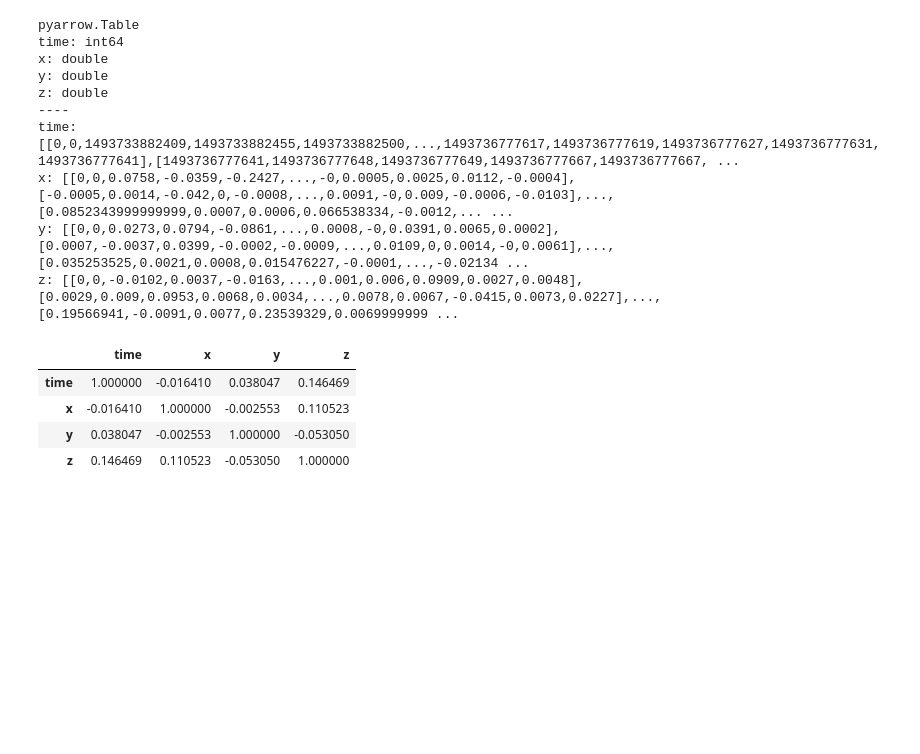
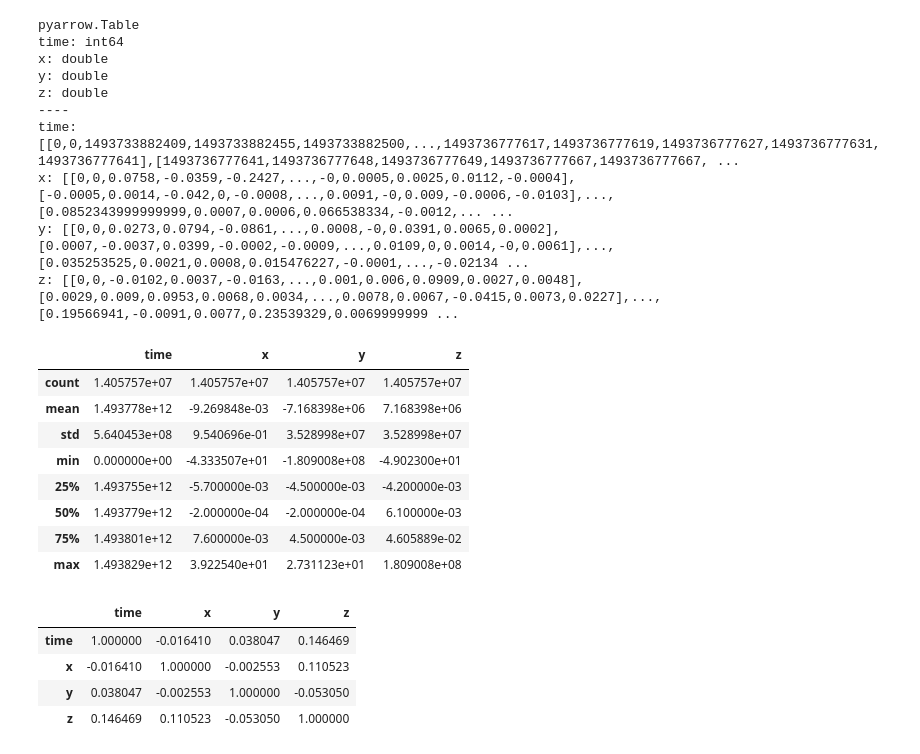
Before and after one commit to asu-cactus/DeepMapping-TS, a Jupyter notebook: notebooks/analyze.ipynb, the cells around one changed output. Saved outputs shown, nothing was run; the diff lists cells and outputs as text; code cells hidden in the pictures; blank space fills up the shorter version.

```diff
--- a/notebooks/analyze.ipynb
+++ b/notebooks/analyze.ipynb
@@ -47,6 +95,18 @@ y: [[0,0,0.0273,0.0794,-0.0861,...,0.0008,-0,0.0391,0.0065,0.0002],[0.0007,-0.00
 z: [[0,0,-0.0102,0.0037,-0.0163,...,0.001,0.006,0.0909,0.0027,0.0048],[0.0029,0.009,0.0953,0.0068,0.0034,...,0.0078,0.0067,-0.0415,0.0073,0.0227],...,[0.19566941,-0.0091,0.0077,0.23539329,0.0069999999 ...
 # %%
 df = table.to_pandas()
+# %%
+df.describe()
+# %% [output]
+|  | time | x | y | z |
+| count | 1.405757e+07 | 1.405757e+07 | 1.405757e+07 | 1.405757e+07 |
+| mean | 1.493778e+12 | -9.269848e-03 | -7.168398e+06 | 7.168398e+06 |
+| std | 5.640453e+08 | 9.540696e-01 | 3.528998e+07 | 3.528998e+07 |
+| min | 0.000000e+00 | -4.333507e+01 | -1.809008e+08 | -4.902300e+01 |
+| 25% | 1.493755e+12 | -5.700000e-03 | -4.500000e-03 | -4.200000e-03 |
+| 50% | 1.493779e+12 | -2.000000e-04 | -2.000000e-04 | 6.100000e-03 |
+| 75% | 1.493801e+12 | 7.600000e-03 | 4.500000e-03 | 4.605889e-02 |
+| max | 1.493829e+12 | 3.922540e+01 | 2.731123e+01 | 1.809008e+08 |
 # %%
 df.corr(method='spearman')
 # %% [output]
```
Also changed, not shown: parts of 3 cells of this notebook, 7 other files.
